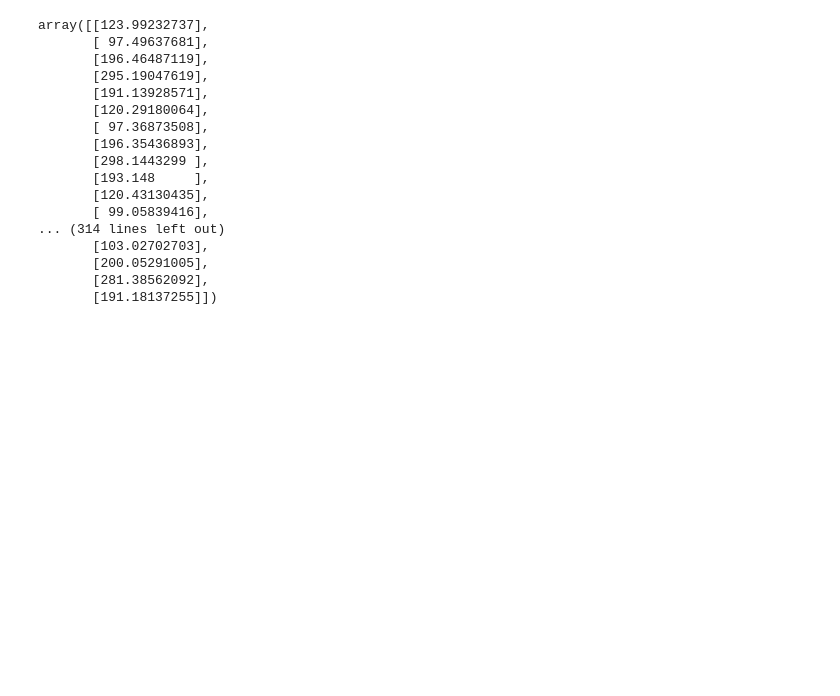
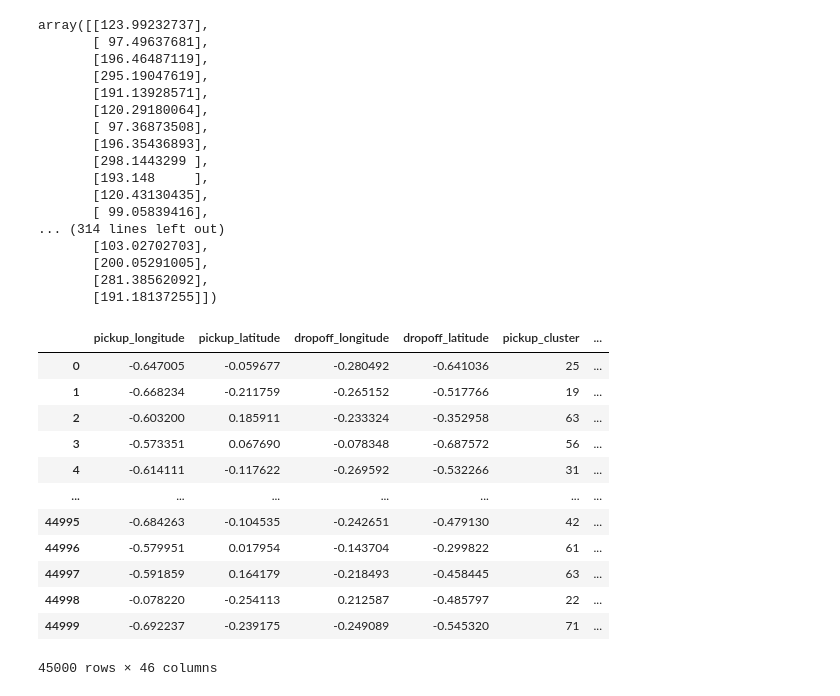
Before and after one commit to kasidejcha/bus_time, a Jupyter notebook: train_pred.ipynb, the cells around one changed output. Saved outputs shown, nothing was run; the diff lists cells and outputs as text; code cells hidden in the pictures; blank space fills up the shorter version.

```diff
--- a/train_pred.ipynb
+++ b/train_pred.ipynb
@@ -239,3 +239,20 @@ array([[123.99232737],
        [200.05291005],
        [281.38562092],
        [191.18137255]])
+# %%
+x_train = pd.read_csv('/Users/kasidej/Documents/bus_time/GSTA/NYC Data/X_train.csv')
+x_train
+# %% [output]
+|  | pickup_longitude | pickup_latitude | dropoff_longitude | dropoff_latitude | pickup_cluster | ... |
+| 0 | -0.647005 | -0.059677 | -0.280492 | -0.641036 | 25 | ... |
+| 1 | -0.668234 | -0.211759 | -0.265152 | -0.517766 | 19 | ... |
+| 2 | -0.603200 | 0.185911 | -0.233324 | -0.352958 | 63 | ... |
+| 3 | -0.573351 | 0.067690 | -0.078348 | -0.687572 | 56 | ... |
+| 4 | -0.614111 | -0.117622 | -0.269592 | -0.532266 | 31 | ... |
+| ... | ... | ... | ... | ... | ... | ... |
+| 44995 | -0.684263 | -0.104535 | -0.242651 | -0.479130 | 42 | ... |
+| 44996 | -0.579951 | 0.017954 | -0.143704 | -0.299822 | 61 | ... |
+| 44997 | -0.591859 | 0.164179 | -0.218493 | -0.458445 | 63 | ... |
+| 44998 | -0.078220 | -0.254113 | 0.212587 | -0.485797 | 22 | ... |
+| 44999 | -0.692237 | -0.239175 | -0.249089 | -0.545320 | 71 | ... |
+45000 rows × 46 columns
```
Also changed, not shown: parts of 2 cells of this notebook, 2 other files.
